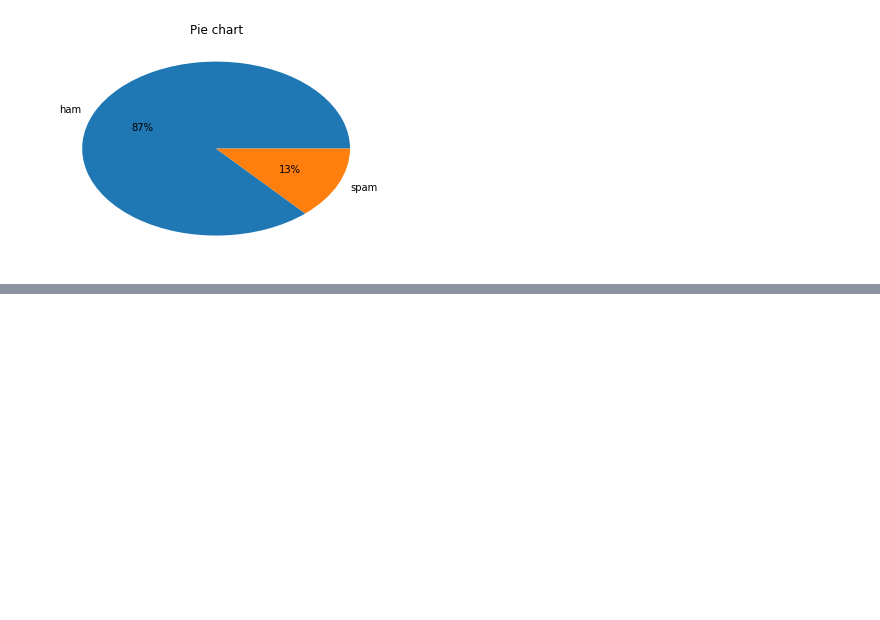
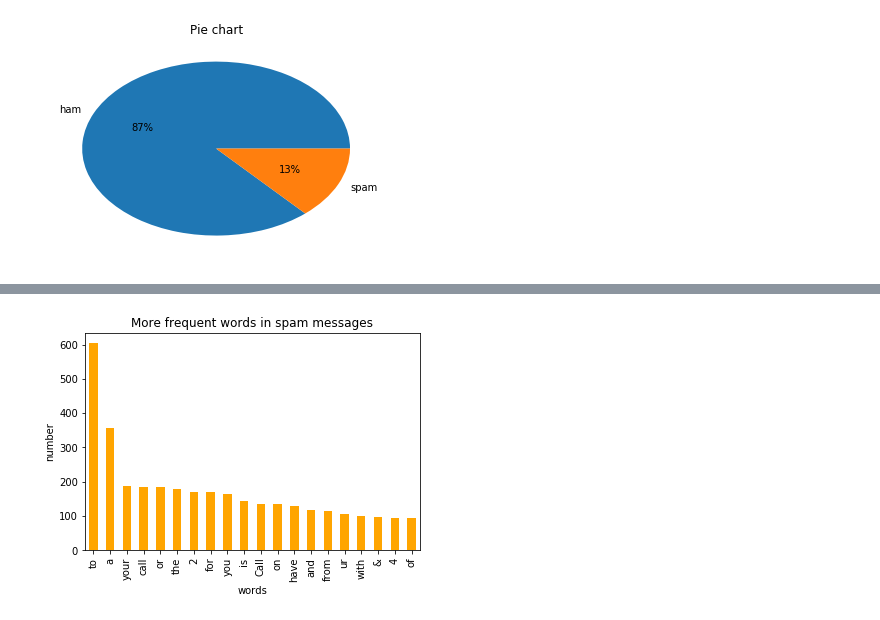
Before and after one commit to katreparitosh/SMS-Spam-Detection, a Jupyter notebook: spam-detection.ipynb, the cells around one changed output, grey strips where cells are left out. Saved outputs shown, nothing was run; the diff lists cells and outputs as text; code cells hidden in the pictures; blank space fills up the shorter version.

```diff
--- a/spam-detection.ipynb
+++ b/spam-detection.ipynb
@@ -39,0 +57,10 @@ plt.show()
+# %%
+df2.plot.bar(legend = False, color = 'orange')
+y_pos = np.arange(len(df2["words in spam"]))
+plt.xticks(y_pos, df2["words in spam"])
+plt.title('More frequent words in spam messages')
+plt.xlabel('words')
+plt.ylabel('number')
+plt.show()
+# %% [output]
+[figure, added]
```
Also changed, not shown: parts of 2 cells of this notebook.
